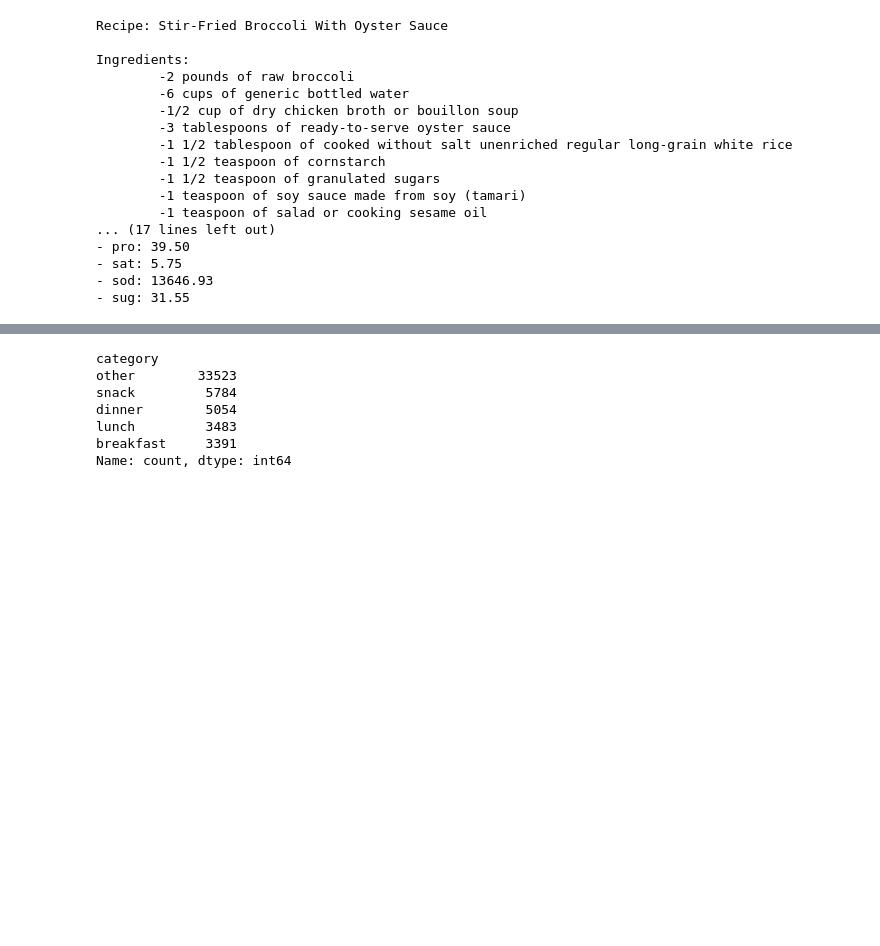
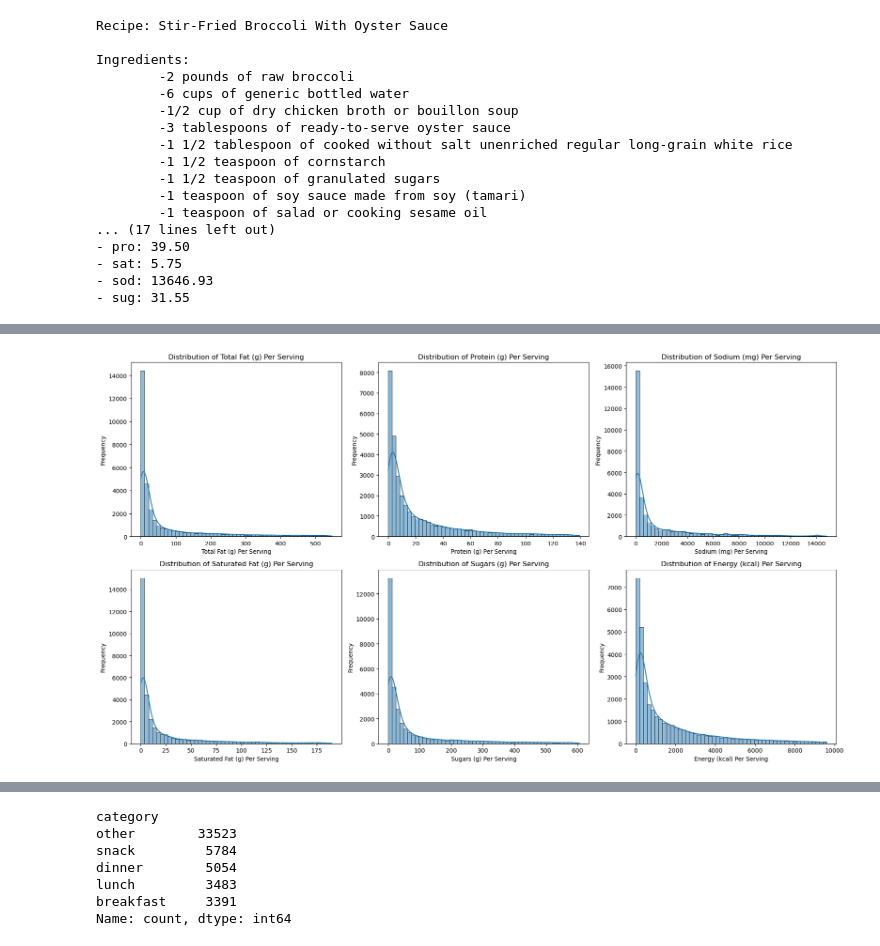
Before and after one commit to cn-muniz/Datasci210-FitnessAssistant, a Jupyter notebook: EDA/Recipes/recipe1mp.ipynb, the cells around one changed output, grey strips where cells are left out. Cells and saved outputs as stored; diff of their text form; code cells hidden in the pictures; blank space fills up the shorter version.

```diff
--- a/EDA/Recipes/recipe1mp.ipynb
+++ b/EDA/Recipes/recipe1mp.ipynb
@@ -182,0 +756,4 @@ Ingredients:
+# %%
+# Only keep rows where we found yields and have high confidence
+df_with_yields = df_merged[(df_merged["found"] == True) & (df_merged["confidence"] >= 0.95)]
+print(f"Found yields for {len(df_with_yields)} recipes ({100*len(df_with_yields)/len(df_merged):.1f}%)")
@@ -182,0 +762,6 @@ Ingredients:
+# %%
+# Normalize nutrients per serving
+df_with_yields["n_servings"] = df_with_yields[["servings_min","servings_max"]].mean(axis=1)
+for col in ['total_fat', 'total_pro', 'total_sod', 'total_sat', 'total_sug', 'total_nrg']:
+    df_with_yields[f"{col}_per_serving"] = df_with_yields[col] / df_with_yields["n_servings"]
+df_with_yields.head()
@@ -182,0 +793,23 @@ Ingredients:
+# %%
+# Plot distribution of nutrients per serving
+descriptions = {
+    "total_fat_per_serving": "Total Fat (g)",
+    "total_pro_per_serving": "Protein (g)",
+    "total_sod_per_serving": "Sodium (mg)",
+    "total_sat_per_serving": "Saturated Fat (g)",
+    "total_sug_per_serving": "Sugars (g)",
+    "total_nrg_per_serving": "Energy (kcal)"
+}
+cols = list(descriptions.keys())
+fig, axes = plt.subplots(2, 3, figsize=(18, 10))
+axes = axes.flatten()
+for i, col in enumerate(cols):
+    filtered_data = df_with_yields[df_with_yields[col] < df_with_yields[col].quantile(0.90)]
+    sns.histplot(filtered_data[col], bins=50, ax=axes[i], kde=True)
+    axes[i].set_title(f'Distribution of {descriptions[col]} Per Serving')
+    axes[i].set_xlabel(descriptions[col] + " Per Serving")
+    axes[i].set_ylabel('Frequency')
+plt.tight_layout()
+plt.show()
+# %% [output]
+[figure, added]
```
Also changed, not shown: parts of 28 cells of this notebook.
